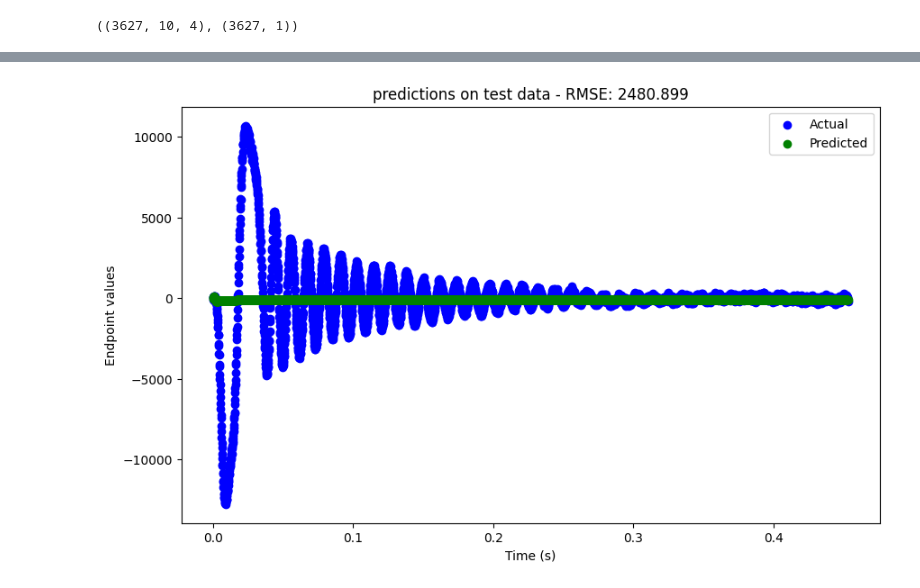
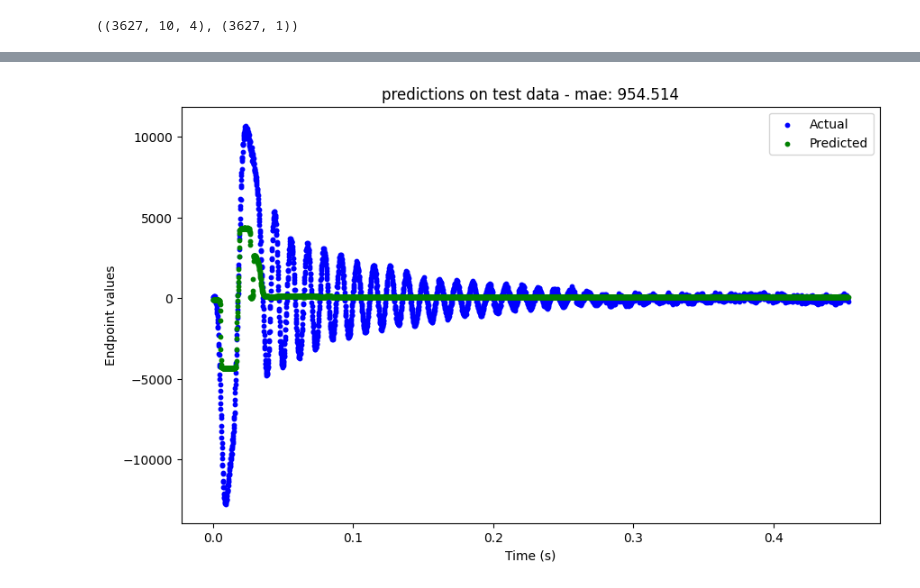
Before and after one commit to ChiragBusiness/FYP, a Jupyter notebook: lstm.ipynb, the cells around one changed output, grey strips where cells are left out. Drawn from its saved outputs; the diff is of its cells as text; code cells hidden in the pictures.

```diff
--- a/lstm.ipynb
+++ b/lstm.ipynb
@@ -161,4 +182,4 @@ Your kernel may have been built without NUMA support.
 # %%
-history = model.fit(X, y, epochs=10, batch_size=32, validation_data = (X_test, y_test))
+history = model.fit(X, output_norm(y), epochs=10, batch_size=32, validation_data = (X_test, output_norm(y_test)))
 # %% [output]
 Epoch 1/10
@@ -187,0 +229,4 @@ model
+# %%
+# Continue training for more epochs if needed
+additional_epochs = 20
+history = model.fit(X, y, initial_epoch=10, epochs=10+additional_epochs, batch_size=32, validation_data=(X_test, y_test))
@@ -187,0 +251,4 @@ model
+# %%
+# Continue training for more epochs if needed
+additional_epochs = 5
+history = model.fit(X, y, initial_epoch=30, epochs=30+additional_epochs, batch_size=32, validation_data=(X_test, y_test))
@@ -187,0 +266,3 @@ model
+# %%
+additional_epochs = 30
+history = model.fit(X, y, initial_epoch=35, epochs=35+additional_epochs, batch_size=32, validation_data=(X_test, y_test))
@@ -208,15 +312,18 @@ X_test_one_trial.shape, y_test_one_trial.shape
 times = np.array(range(len(X_test_one_trial))) / 8000
 
 predictions_one_trial = model.predict(X_test_one_trial)
-rmse_test = np.sqrt(mse(y_test_one_trial.flatten(), predictions_one_trial.flatten()))
+# rmse_test = np.sqrt(mse(y_test_one_trial.flatten(), predictions_one_trial.flatten()))
+mae_test = mae(y_test_one_trial.flatten(), predictions_one_trial.flatten())
 
 # Visualize predictions vs actual values
 plt.figure(figsize=(10, 6))
-plt.scatter(times, y_test_one_trial.flatten(), color='blue', label='Actual')
-plt.scatter(times, predictions_one_trial.flatten(), color='green', label='Predicted')
+plt.scatter(times, y_test_one_trial.flatten(), color='blue', label='Actual', s = 10)
+plt.scatter(times, predictions_one_trial.flatten(), color='green', label='Predicted', s=10)
 
 
-plt.title(f'predictions on test data - RMSE: {rmse_test:.3f}')
+# plt.title(f'predictions on test data - RMSE: {rmse_test:.3f}')
+plt.title(f'predictions on test data - mae: {mae_test:.3f}')
+
 plt.xlabel('Time (s)')
 plt.ylabel('Endpoint values')
 plt.legend()
@@ -226 +333 @@ plt.show()
-[figure, old version]
+[figure, new version]
```
Also changed, not shown: parts of 25 cells of this notebook, 2 other files.
